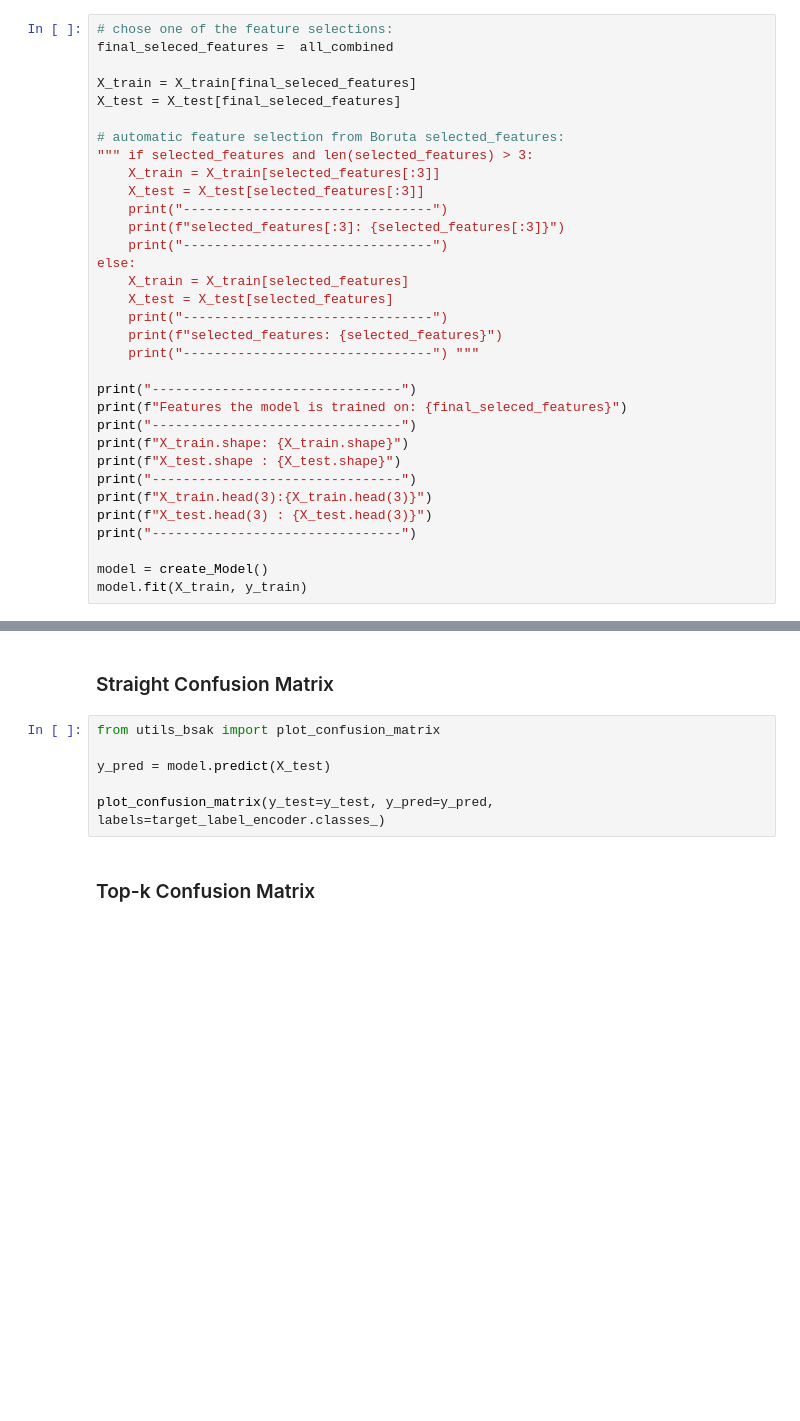
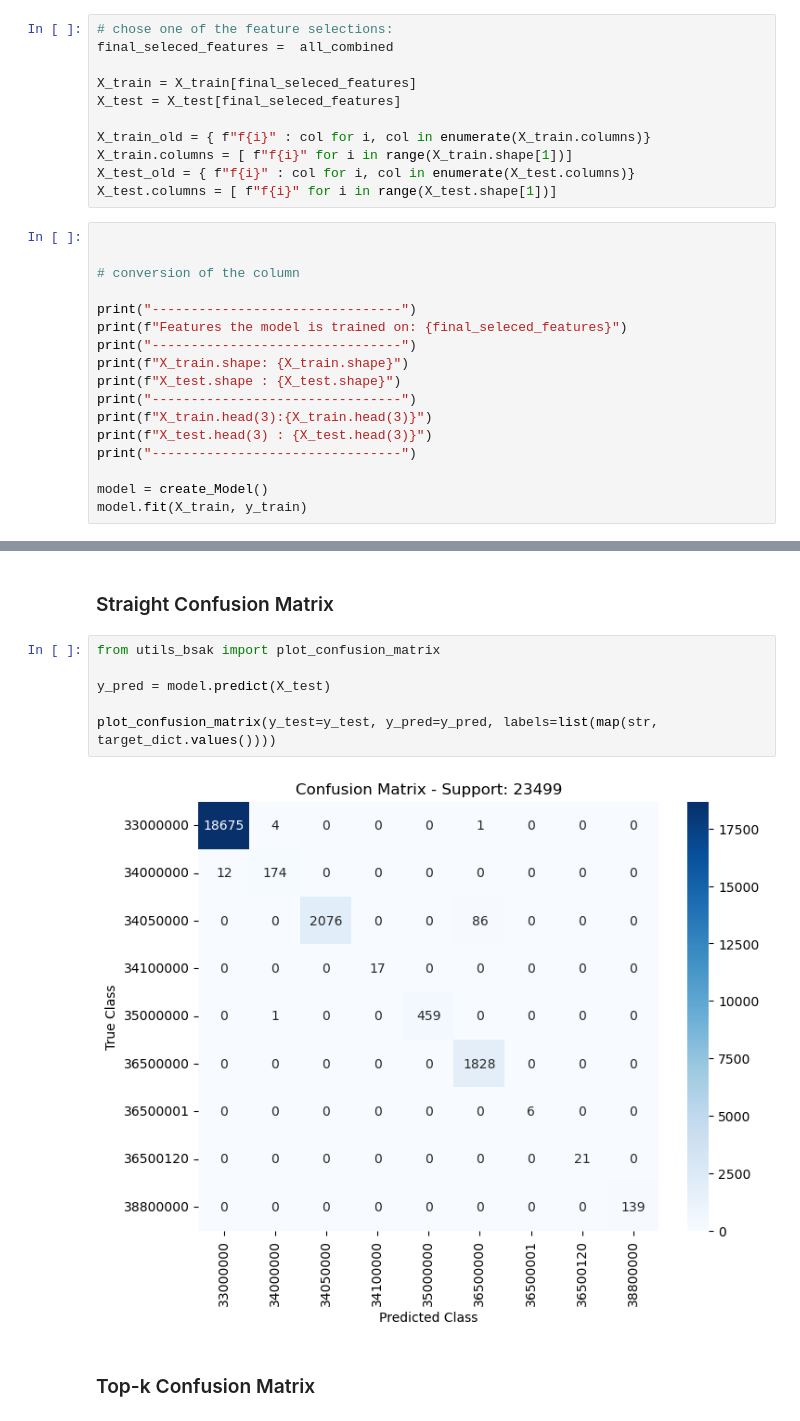
Before and after one commit to BorScho/Sakto_SAP_BSAK__public, a Jupyter notebook: notebooks/xgboost_onnx_bsak.ipynb, the cells around one changed output, grey strips where cells are left out. Saved outputs shown, nothing was run; the diff lists cells and outputs as text; blank space fills up the shorter version.

```diff
--- a/notebooks/xgboost_onnx_bsak.ipynb
+++ b/notebooks/xgboost_onnx_bsak.ipynb
@@ -117,23 +124,18 @@ all_combined =  ['Buchungskreis', 'Lieferant', 'Steuerkennzeichen']
+# %%
+# chose one of the feature selections:
+final_seleced_features =  all_combined
+
+X_train = X_train[final_seleced_features]
+X_test = X_test[final_seleced_features]
+
+X_train_old = { f"f{i}" : col for i, col in enumerate(X_train.columns)}
+X_train.columns = [ f"f{i}" for i in range(X_train.shape[1])]
+X_test_old = { f"f{i}" : col for i, col in enumerate(X_test.columns)}
+X_test.columns = [ f"f{i}" for i in range(X_test.shape[1])]
 # %%
-# chose one of the feature selections:
-final_seleced_features =  all_combined
 
-X_train = X_train[final_seleced_features]
-X_test = X_test[final_seleced_features]
 
-# automatic feature selection from Boruta selected_features:
-""" if selected_features and len(selected_features) > 3:
-    X_train = X_train[selected_features[:3]]
-    X_test = X_test[selected_features[:3]]
-    print("--------------------------------")
-    print(f"selected_features[:3]: {selected_features[:3]}")
-    print("--------------------------------")
-else:
-    X_train = X_train[selected_features]
-    X_test = X_test[selected_features]
-    print("--------------------------------")
-    print(f"selected_features: {selected_features}")
-    print("--------------------------------") """
+# conversion of the column
 
 print("--------------------------------")
 print(f"Features the model is trained on: {final_seleced_features}")
@@ -206,9 +271,11 @@ print("--------------------------------")
 # %%
 from utils_bsak import plot_confusion_matrix
 
 y_pred = model.predict(X_test)
 
-plot_confusion_matrix(y_test=y_test, y_pred=y_pred, labels=target_label_encoder.classes_)
+plot_confusion_matrix(y_test=y_test, y_pred=y_pred, labels=list(map(str, target_dict.values())))
+# %% [output]
+[figure, added]
 # %% [markdown]
 ### Top-k Confusion Matrix
 # %%
```
Also changed, not shown: parts of 13 cells of this notebook, 2 other files.
